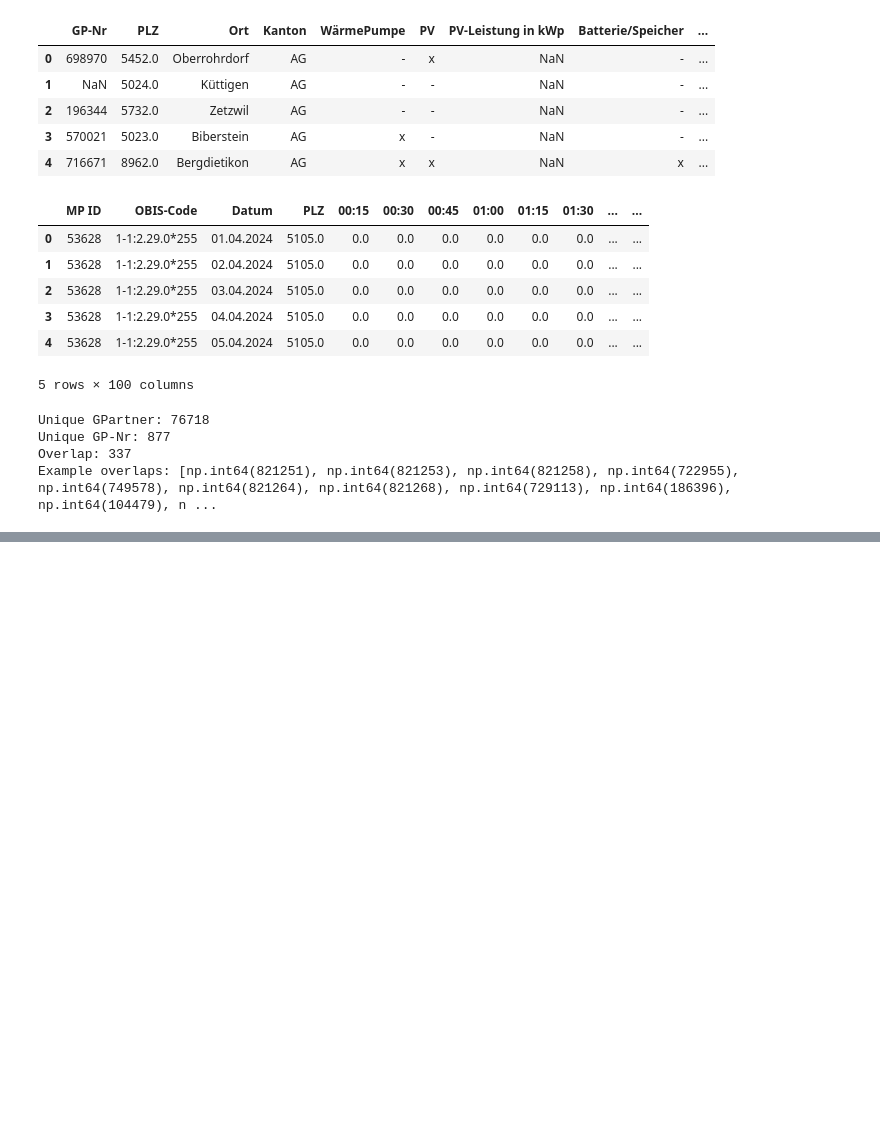
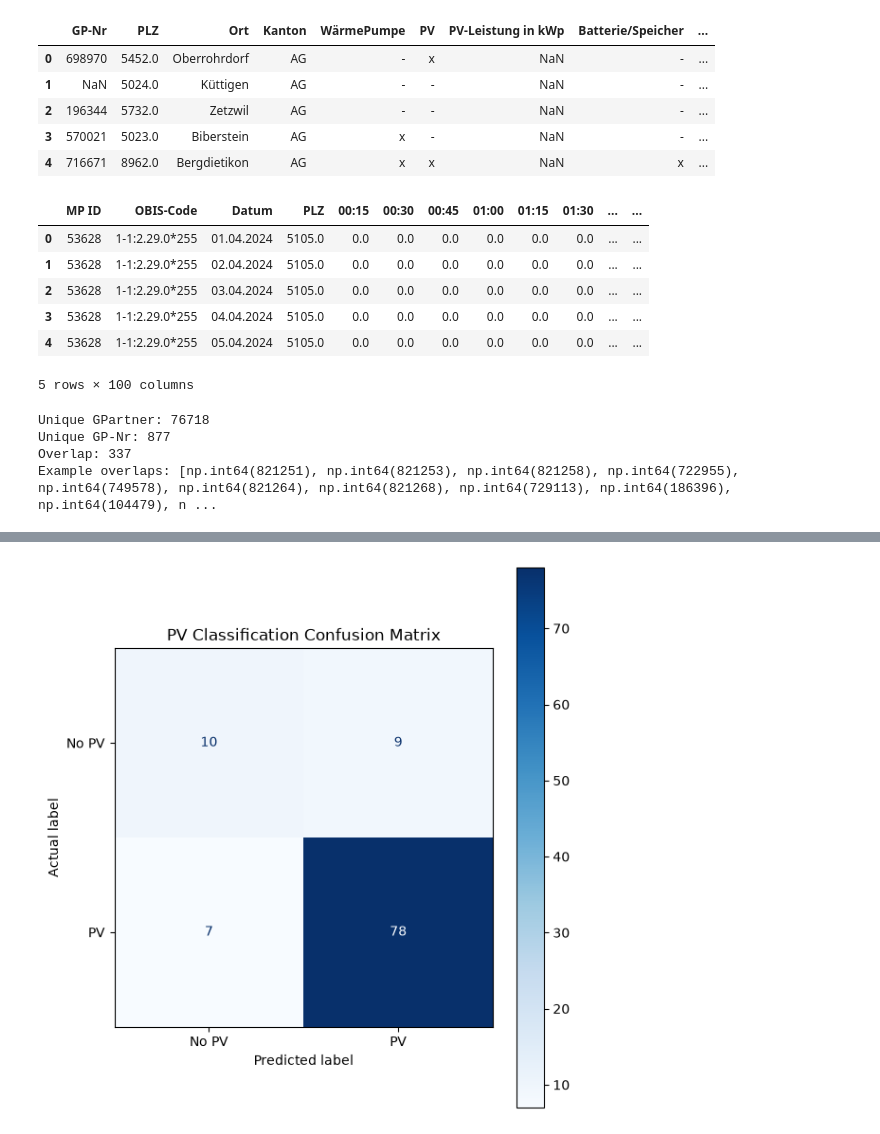
Before and after one commit to francescocafagna2002/OSNOVA, a Jupyter notebook: dataanalysis/cleaning.ipynb, the cells around one changed output, grey strips where cells are left out. Saved outputs shown, nothing was run; the diff lists cells and outputs as text; code cells hidden in the pictures; blank space fills up the shorter version.

```diff
--- a/dataanalysis/cleaning.ipynb
+++ b/dataanalysis/cleaning.ipynb
@@ -145,0 +321,6 @@ Matched unique MP IDs: 413
+# %%
+time_cols = [
+    f"{hour:02d}:{minute:02d}"
+    for hour in range(24)
+    for minute in [0, 15, 30, 45]
+]
@@ -145,0 +461,17 @@ Matched unique MP IDs: 413
+# %%
+actual_time_cols = [
+    col
+    for col in time_cols
+    if col in ts.columns
+]
+
+print(
+    "\n15-minute columns available:",
+    len(actual_time_cols)
+)
+
+for col in actual_time_cols:
+    ts[col] = pd.to_numeric(
+        ts[col],
+        errors="coerce",
+    )
@@ -145,0 +1160,24 @@ Matched unique MP IDs: 413
+# %%
+import matplotlib.pyplot as plt
+
+from sklearn.metrics import ConfusionMatrixDisplay
+
+fig, ax = plt.subplots(figsize=(6, 6))
+
+ConfusionMatrixDisplay.from_predictions(
+    y_test,
+    pred,
+    display_labels=["No PV", "PV"],
+    cmap="Blues",
+    values_format="d",
+    ax=ax
+)
+
+ax.set_title("PV Classification Confusion Matrix")
+ax.set_xlabel("Predicted label")
+ax.set_ylabel("Actual label")
+
+plt.tight_layout()
+plt.show()
+# %% [output]
+[figure, added]
```
Also changed, not shown: parts of 15 cells of this notebook, 1 other file.
